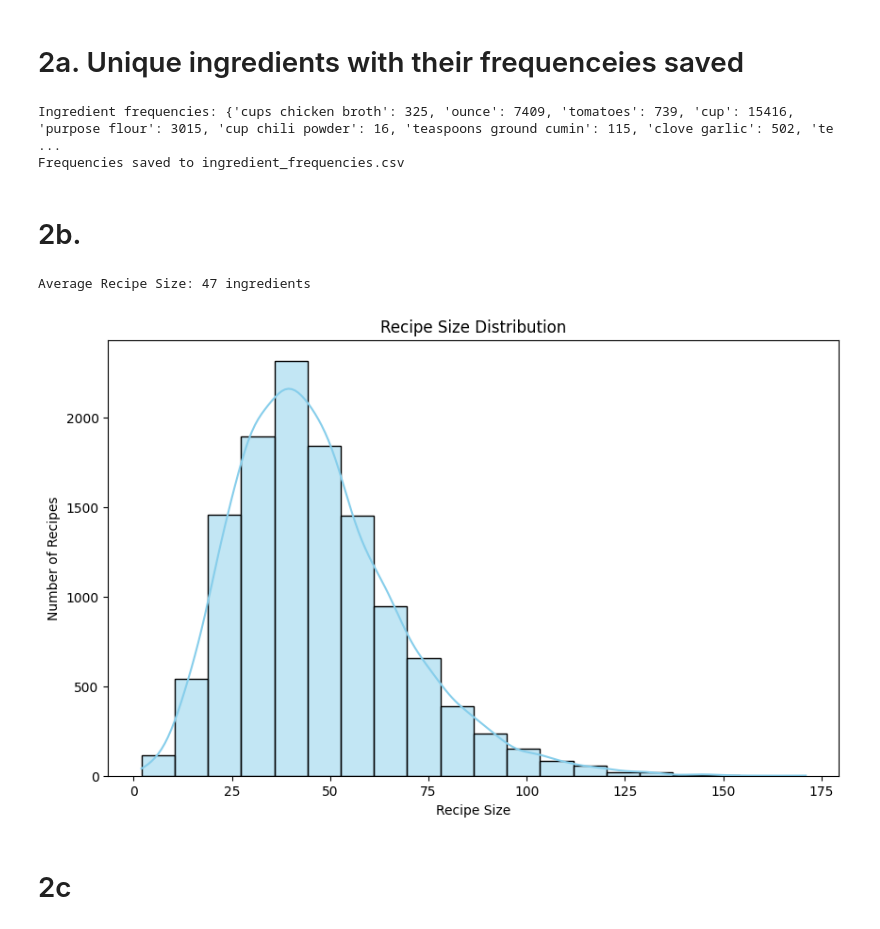
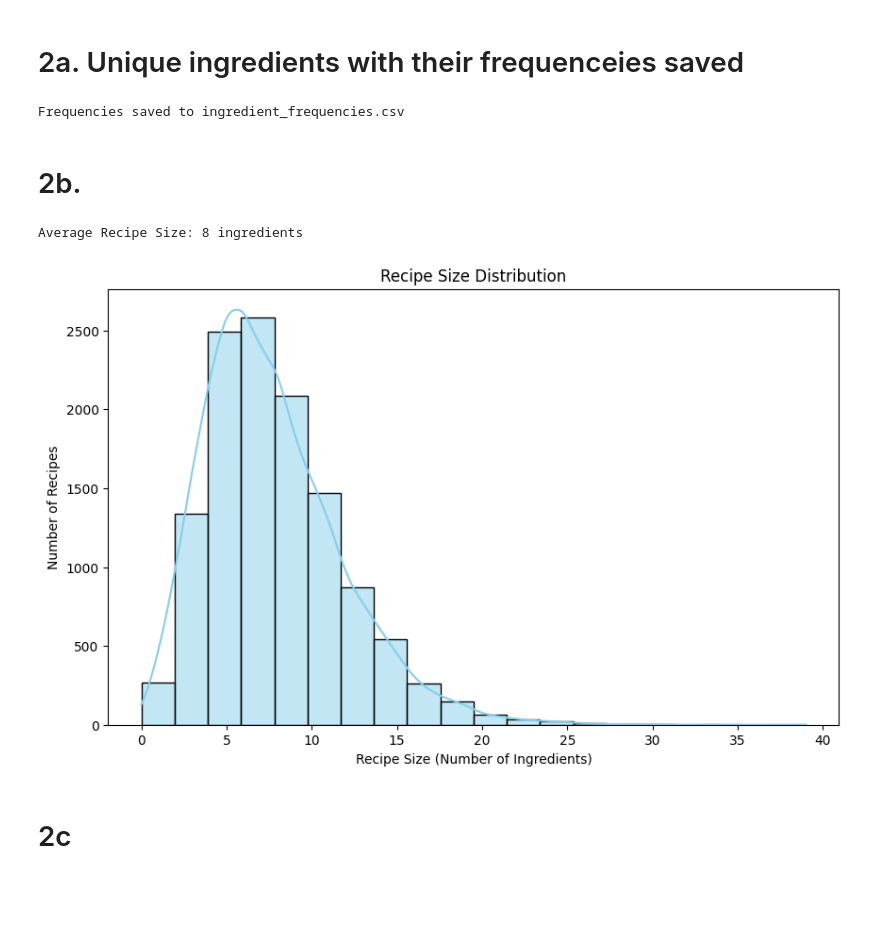
Before and after one commit to oberoir080/CGAS, a Jupyter notebook: main.ipynb, the cells around one changed output. Saved outputs shown, nothing was run; the diff lists cells and outputs as text; code cells hidden in the pictures; blank space fills up the shorter version.

```diff
--- a/main.ipynb
+++ b/main.ipynb
@@ -28,7 +6,7 @@ Importing the functions from the functions.py file
 # %%
 from func import *
 
-nlp = spacy.load('en_core_web_lg')
+nlp = spacy.load('en_core_web_sm')
 # %% [markdown]
 Loading the data
 # %%
@@ -118,19 +99,24 @@ def ingredient_component(doc):
 # %% [markdown]
 # 1b. Applying NER
 # %%
-nlp.add_pipe("ingredient_component", last=True)
+# List of common non-ingredient words
+non_ingredient_words = {"cups", "cup", "tablespoons", "tablespoon", "teaspoons", "teaspoon", "ounce", "ounces", "pinch", "pound", "pounds", "stirring", "degrees", "room temperature"}
 
-# Function to extract ingredient names from the text
 def extract_ingredients(text):
     doc = nlp(text)
     ingredients = []
 
     for ent in doc.ents:
         if ent.label_ == "INGREDIENT":
-            ingredient_name = " ".join([token.text for token in ent if token.pos_ in ["NOUN", "PROPN", "ADJ"]])
-            ingredients.append(ingredient_name)
+            ingredient_tokens = [token for token in ent if token.pos_ in ["NOUN", "PROPN", "ADJ"]]
+            # Filter out non-ingredient words only if they are the first token
+            if ingredient_tokens and ingredient_tokens[0].text.lower() not in non_ingredient_words:
+                ingredient_name = " ".join([token.text for token in ingredient_tokens])
+                if ingredient_name:  # Ensure non-empty strings
+                    ingredients.append(ingredient_name)
 
     return ingredients
 
-# Apply the extract_ingredients function to extract ingredient names
 df['ingredient_names'] = df['recipe_Ingredients'].apply(lambda x: extract_ingredients(str(x)))
+
+print(df['ingredient_names'].head())
@@ -155,37 +148,36 @@ Saved
 # %% [markdown]
 # 2a. Unique ingredients with their frequenceies saved
 # %%
-with open(recipe_ingredient_pair, 'r') as f:
+with open(recipe_ingredient_pair, 'r', encoding="utf-8") as f:
     recipe_text = f.read()
 
 ingredient_freq = process_recipes(recipe_text)
-print("Ingredient frequencies:", ingredient_freq)
 
+
+# Save to CSV
 save_to_csv(ingredient_freq, 'ingredient_frequencies.csv')
 print("Frequencies saved to ingredient_frequencies.csv")
 # %% [output]
-Ingredient frequencies: {'cups chicken broth': 325, 'ounce': 7409, 'tomatoes': 739, 'cup': 15416, 'purpose flour': 3015, 'cup chili powder': 16, 'teaspoons ground cumin': 115, 'clove garlic': 502, 'te ...
 Frequencies saved to ingredient_frequencies.csv
 # %% [markdown]
 # 2b.
 # %%
-recipe_sizes = df['recipe_Ingredients'].apply(lambda x: len(x.split()))
+recipe_sizes = df['ingredient_names'].apply(lambda x: len(x))
 average_recipe_size = recipe_sizes.mean()
 
-#round off the average recipe size
 print(f"Average Recipe Size: {round(average_recipe_size)} ingredients")
 
 plt.figure(figsize=(10, 6))
 sns.histplot(recipe_sizes, bins=20, color='skyblue', kde=True)
 
 plt.title("Recipe Size Distribution")
-plt.xlabel("Recipe Size")
+plt.xlabel("Recipe Size (Number of Ingredients)")
 plt.ylabel("Number of Recipes")
 
 plt.show()
 # %% [output]
-Average Recipe Size: 47 ingredients
+Average Recipe Size: 8 ingredients
-[figure, old version]
+[figure, new version]
 # %% [markdown]
 # 2c
 # %%
```
Also changed, not shown: parts of 5 cells of this notebook, 5 other files.
